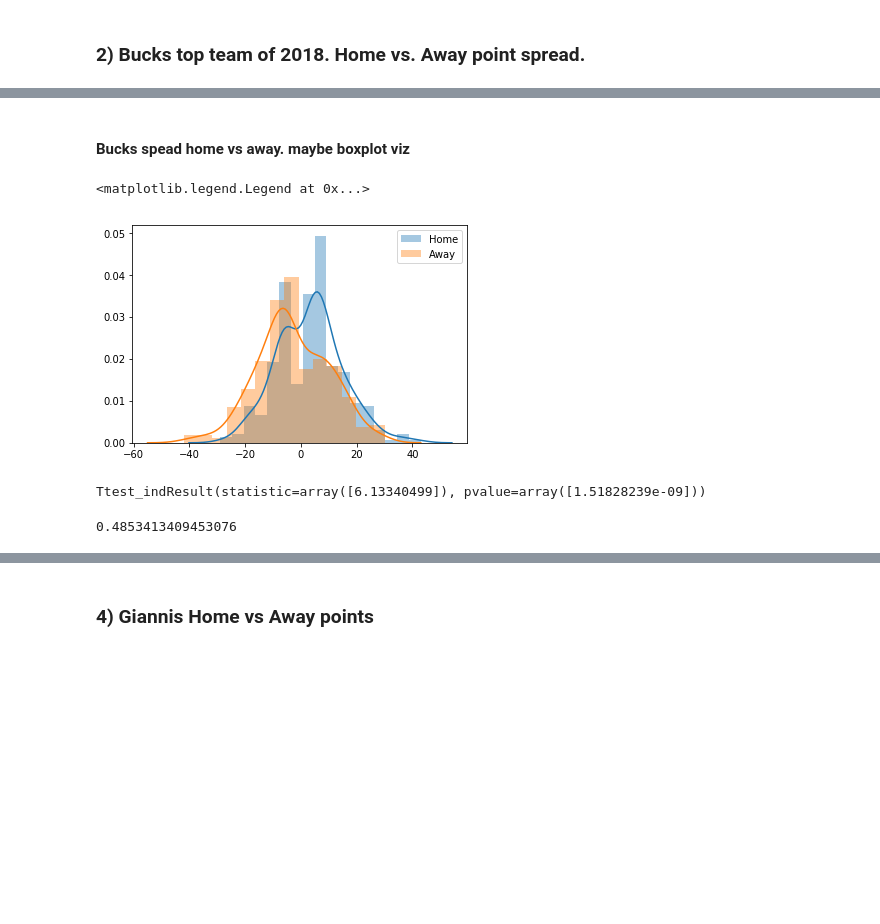
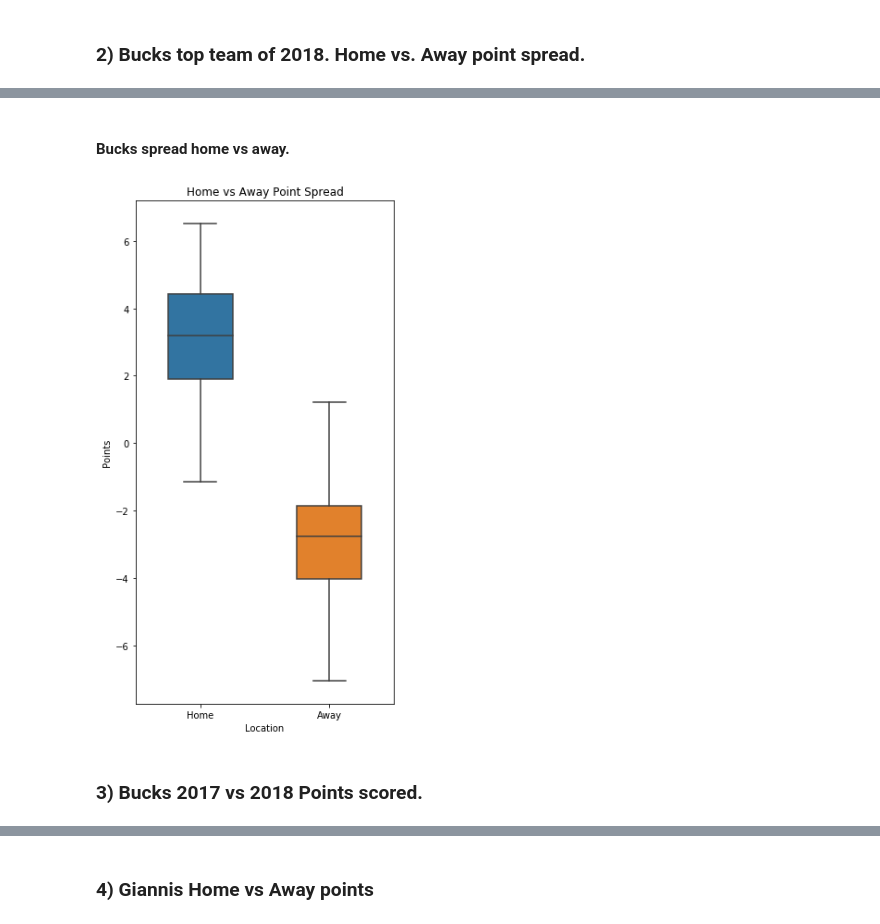
Before and after one commit to Pballer/mod3_project, a Jupyter notebook: NBA_Technical.ipynb, the cells around one changed output, grey strips where cells are left out. Cells and saved outputs as stored; diff of their text form; code cells hidden in the pictures; blank space fills up the shorter version.

```diff
--- a/NBA_Technical.ipynb
+++ b/NBA_Technical.ipynb
@@ -81,24 +110,24 @@ cohen_d(home_teams.game_home_team_score, away_teams.game_visitor_team_score)
 # %%
-bucks = clean_data.loc[clean_data.team_full_name == BUCKS, ['game_date', 'team_full_name',
-                                                            'is_home', 'home_won', 'game_home_team_score',
-                                                            'game_visitor_team_score', 'home_spread', 'away_spread', 'game_season']].drop_duplicates()
+bucks = clean_data.loc[clean_data.team_full_name == BUCKS,
+                       ['game_date', 'team_full_name',
+                        'is_home', 'home_won', 'game_home_team_score',
+                        'game_visitor_team_score', 'home_spread', 'away_spread', 'game_season']
+                      ].drop_duplicates()
+bucks_home_spread = bucks.loc[bucks.is_home == 1, ['is_home', 'home_spread']]
+bucks_away_spread = bucks.loc[bucks.is_home == 0, ['is_home', 'away_spread']]
 # %% [markdown]
-#### Bucks spead home vs away.  maybe boxplot viz
+#### Bucks spread home vs away.
-# %%
-bucks_home_spread = bucks.loc[bucks.is_home == 1, ['home_spread']]
-bucks_away_spread = bucks.loc[bucks.is_home == 0, ['away_spread']]
-# %%
-sns.distplot(bucks_home_spread, label='Home')
-sns.distplot(bucks_away_spread, label='Away')
-plt.legend()
-# %% [output]
-<matplotlib.legend.Legend at 0x...>
-[figure, removed]
-# %%
-stats.ttest_ind(bucks_home_spread, bucks_away_spread, equal_var=False)
-# %% [output]
-Ttest_indResult(statistic=array([6.13340499]), pvalue=array([1.51828239e-09]))
 # %%
-cohen_d(bucks_home_spread.home_spread, bucks_away_spread.away_spread)
+comparison_groups = create_sample_dists(bucks_home_spread.home_spread,
+                                        bucks_away_spread.away_spread,
+                                        size = 50)
-# %% [output]
-0.4853413409453076
+# %%
+spreads = pd.DataFrame(comparison_groups).T
+spreads.columns = ['Home', 'Away']
+# %%
+plt.figure(figsize=(5,10))
+box_plot = sns.boxplot(x="Location", y="Points", data=pd.melt(spreads, value_name='Points', var_name='Location'), width=.5)
+box_plot.set_title('Home vs Away Point Spread');
+plt.savefig('img/hypo2.png')
+# %% [output]
+[figure, added]
@@ -104,0 +145,2 @@ cohen_d(bucks_home_spread.home_spread, bucks_away_spread.away_spread)
+# %% [markdown]
+### 3) Bucks 2017 vs 2018 Points scored.
```
Also changed, not shown: parts of 39 cells of this notebook.
